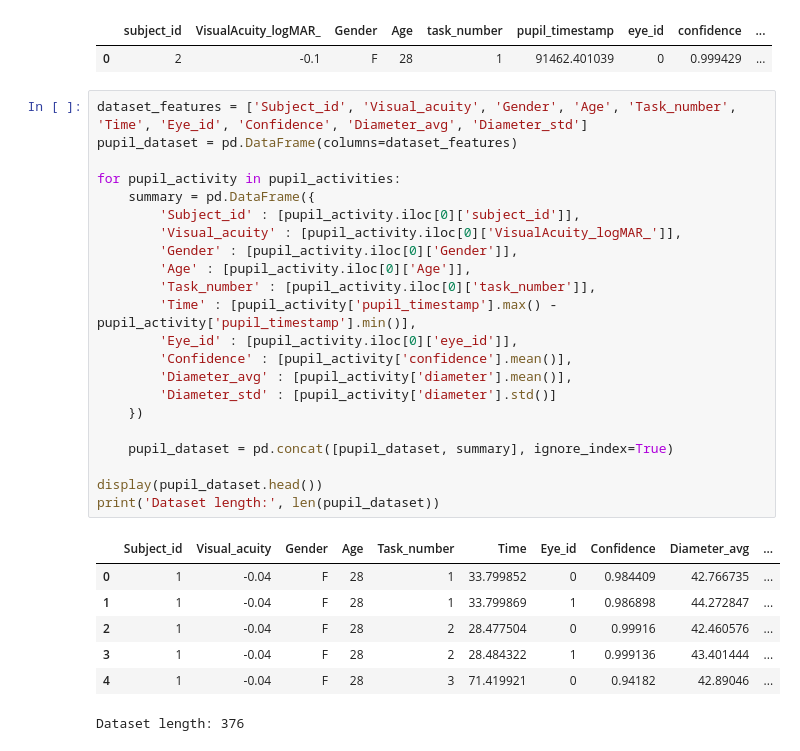
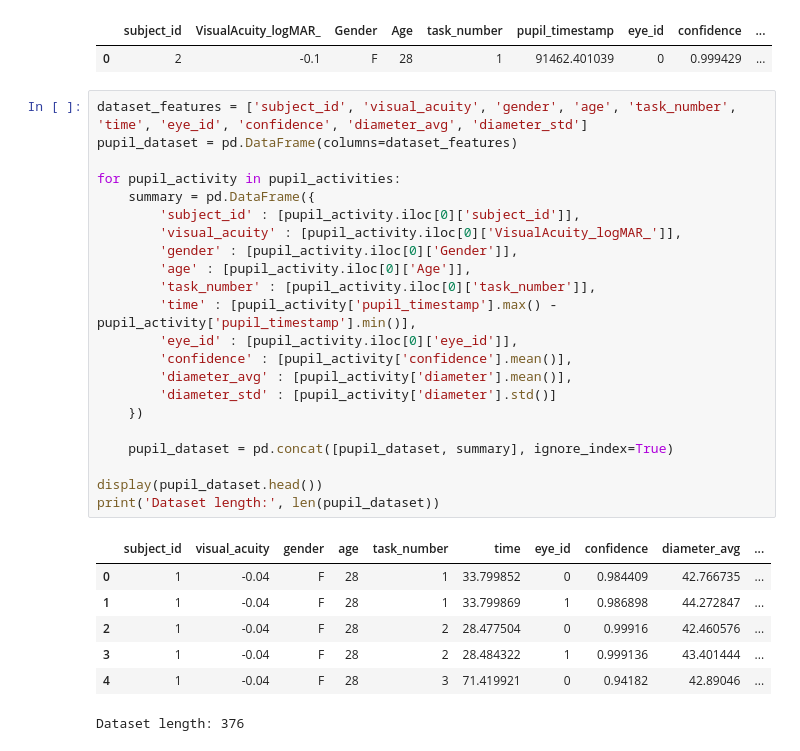
Before and after one commit to M61ss/cv-project, a Jupyter notebook: colet-inspector.ipynb, the cells around one changed output. Saved outputs shown, nothing was run; the diff lists cells and outputs as text.

```diff
--- a/colet-inspector.ipynb
+++ b/colet-inspector.ipynb
@@ -162,29 +162,29 @@ Activities number: 376
 |  | subject_id | VisualAcuity_logMAR_ | Gender | Age | task_number | pupil_timestamp | eye_id | confidence | ... |
 | 0 | 2 | -0.1 | F | 28 | 1 | 91462.401039 | 0 | 0.999429 | ... |
 # %%
-dataset_features = ['Subject_id', 'Visual_acuity', 'Gender', 'Age', 'Task_number', 'Time', 'Eye_id', 'Confidence', 'Diameter_avg', 'Diameter_std']
+dataset_features = ['subject_id', 'visual_acuity', 'gender', 'age', 'task_number', 'time', 'eye_id', 'confidence', 'diameter_avg', 'diameter_std']
 pupil_dataset = pd.DataFrame(columns=dataset_features)
 
 for pupil_activity in pupil_activities:
     summary = pd.DataFrame({
-        'Subject_id' : [pupil_activity.iloc[0]['subject_id']],
-        'Visual_acuity' : [pupil_activity.iloc[0]['VisualAcuity_logMAR_']],
-        'Gender' : [pupil_activity.iloc[0]['Gender']],
-        'Age' : [pupil_activity.iloc[0]['Age']],
-        'Task_number' : [pupil_activity.iloc[0]['task_number']],
-        'Time' : [pupil_activity['pupil_timestamp'].max() - pupil_activity['pupil_timestamp'].min()],
-        'Eye_id' : [pupil_activity.iloc[0]['eye_id']],
-        'Confidence' : [pupil_activity['confidence'].mean()],
-        'Diameter_avg' : [pupil_activity['diameter'].mean()],
-        'Diameter_std' : [pupil_activity['diameter'].std()]
+        'subject_id' : [pupil_activity.iloc[0]['subject_id']],
+        'visual_acuity' : [pupil_activity.iloc[0]['VisualAcuity_logMAR_']],
+        'gender' : [pupil_activity.iloc[0]['Gender']],
+        'age' : [pupil_activity.iloc[0]['Age']],
+        'task_number' : [pupil_activity.iloc[0]['task_number']],
+        'time' : [pupil_activity['pupil_timestamp'].max() - pupil_activity['pupil_timestamp'].min()],
+        'eye_id' : [pupil_activity.iloc[0]['eye_id']],
+        'confidence' : [pupil_activity['confidence'].mean()],
+        'diameter_avg' : [pupil_activity['diameter'].mean()],
+        'diameter_std' : [pupil_activity['diameter'].std()]
     })
 
     pupil_dataset = pd.concat([pupil_dataset, summary], ignore_index=True)
 
 display(pupil_dataset.head())
 print('Dataset length:', len(pupil_dataset))
 # %% [output]
-|  | Subject_id | Visual_acuity | Gender | Age | Task_number | Time | Eye_id | Confidence | Diameter_avg | ... |
+|  | subject_id | visual_acuity | gender | age | task_number | time | eye_id | confidence | diameter_avg | ... |
 | 0 | 1 | -0.04 | F | 28 | 1 | 33.799852 | 0 | 0.984409 | 42.766735 | ... |
 | 1 | 1 | -0.04 | F | 28 | 1 | 33.799869 | 1 | 0.986898 | 44.272847 | ... |
 | 2 | 1 | -0.04 | F | 28 | 2 | 28.477504 | 0 | 0.99916 | 42.460576 | ... |
```
Also changed, not shown: parts of 4 cells of this notebook.
